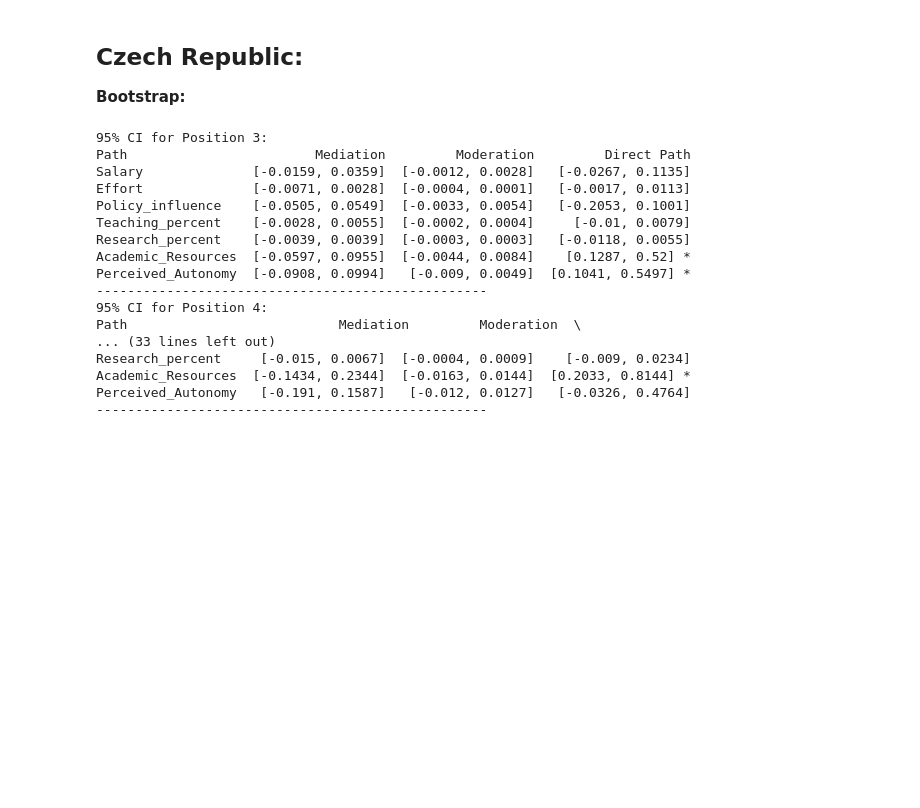
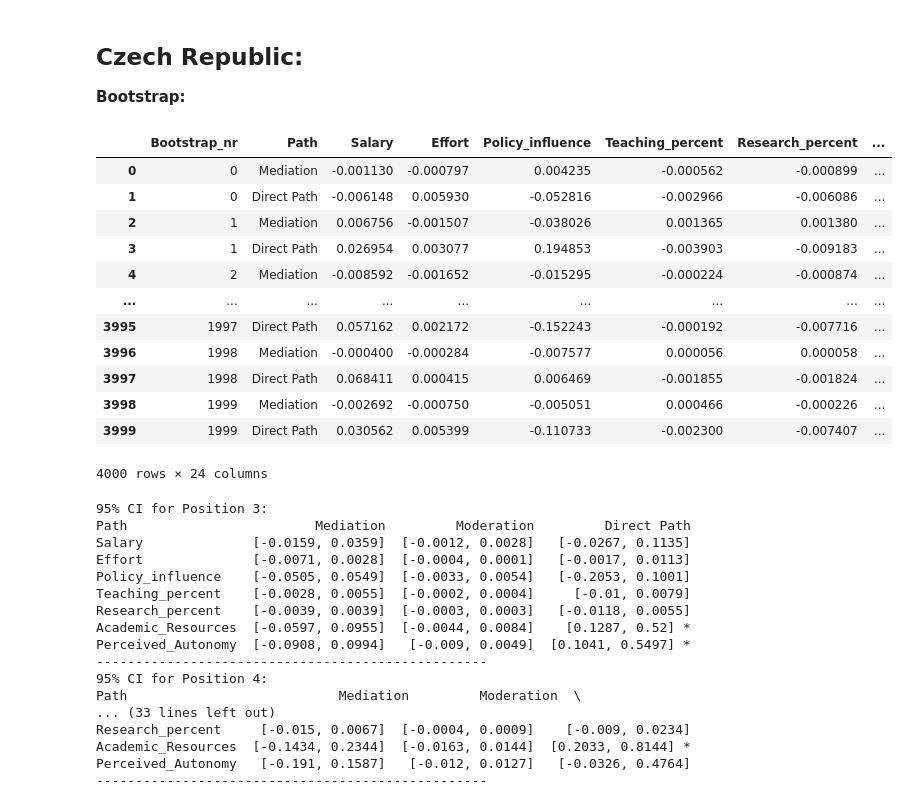
Before and after one commit to AndreiAf02/Job_Satisfaction_Burnout, a Jupyter notebook: Job_Satisfaction_Analysis.ipynb, the cells around one changed output. Drawn from its saved outputs; the diff is of its cells as text; code cells hidden in the pictures; blank space fills up the shorter version.

```diff
--- a/Job_Satisfaction_Analysis.ipynb
+++ b/Job_Satisfaction_Analysis.ipynb
@@ -169,15 +193,39 @@ path_to_bootstrap = 'https://raw.githubusercontent.com/AndreiAf02/Job_Satisfacti
 
 ## Path values with no moderation:
 bootstrap_vals_no_mod_pos_3 = pd.read_csv(path_to_bootstrap+'CZ_bootstrap_path_values_no_mod_position_3.0.csv', sep=",", header=0).iloc[:,1:]
+bootstrap_vals_no_mod_pos_3['Position'] = 3.
 bootstrap_vals_no_mod_pos_4 = pd.read_csv(path_to_bootstrap+'CZ_bootstrap_path_values_no_mod_position_4.0.csv', sep=",", header=0).iloc[:,1:]
+bootstrap_vals_no_mod_pos_4['Position'] = 4.
 bootstrap_vals_no_mod_pos_5 = pd.read_csv(path_to_bootstrap+'CZ_bootstrap_path_values_no_mod_position_5.0.csv', sep=",", header=0).iloc[:,1:]
+bootstrap_vals_no_mod_pos_5['Position'] = 5.
 bootstrap_vals_no_mod_pos_6 = pd.read_csv(path_to_bootstrap+'CZ_bootstrap_path_values_no_mod_position_6.0.csv', sep=",", header=0).iloc[:,1:]
+bootstrap_vals_no_mod_pos_6['Position'] = 6.
 
 ## Path values with moderation:
 bootstrap_vals_pos_3 = pd.read_csv(path_to_bootstrap+'CZ_bootstrap_path_values_position_3.0.csv', sep=",", header=0).iloc[:,1:]
+bootstrap_vals_pos_3['Position'] = 3.
 bootstrap_vals_pos_4 = pd.read_csv(path_to_bootstrap+'CZ_bootstrap_path_values_position_4.0.csv', sep=",", header=0).iloc[:,1:]
+bootstrap_vals_pos_4['Position'] = 4.
 bootstrap_vals_pos_5 = pd.read_csv(path_to_bootstrap+'CZ_bootstrap_path_values_position_5.0.csv', sep=",", header=0).iloc[:,1:]
+bootstrap_vals_pos_5['Position'] = 5.
 bootstrap_vals_pos_6 = pd.read_csv(path_to_bootstrap+'CZ_bootstrap_path_values_position_6.0.csv', sep=",", header=0).iloc[:,1:]
+bootstrap_vals_pos_6['Position'] = 6.
+# %%
+bootstrap_vals_no_mod_pos_3
+# %% [output]
+|  | Bootstrap_nr | Path | Salary | Effort | Policy_influence | Teaching_percent | Research_percent | ... |
+| 0 | 0 | Mediation | -0.001130 | -0.000797 | 0.004235 | -0.000562 | -0.000899 | ... |
+| 1 | 0 | Direct Path | -0.006148 | 0.005930 | -0.052816 | -0.002966 | -0.006086 | ... |
+| 2 | 1 | Mediation | 0.006756 | -0.001507 | -0.038026 | 0.001365 | 0.001380 | ... |
+| 3 | 1 | Direct Path | 0.026954 | 0.003077 | 0.194853 | -0.003903 | -0.009183 | ... |
+| 4 | 2 | Mediation | -0.008592 | -0.001652 | -0.015295 | -0.000224 | -0.000874 | ... |
+| ... | ... | ... | ... | ... | ... | ... | ... | ... |
+| 3995 | 1997 | Direct Path | 0.057162 | 0.002172 | -0.152243 | -0.000192 | -0.007716 | ... |
+| 3996 | 1998 | Mediation | -0.000400 | -0.000284 | -0.007577 | 0.000056 | 0.000058 | ... |
+| 3997 | 1998 | Direct Path | 0.068411 | 0.000415 | 0.006469 | -0.001855 | -0.001824 | ... |
+| 3998 | 1999 | Mediation | -0.002692 | -0.000750 | -0.005051 | 0.000466 | -0.000226 | ... |
+| 3999 | 1999 | Direct Path | 0.030562 | 0.005399 | -0.110733 | -0.002300 | -0.007407 | ... |
+4000 rows × 24 columns
 # %%
 Working_condition_cols = ['Salary', 'Effort', 'Policy_influence', 'Teaching_percent',
                           'Research_percent', 'Academic_Resources', 'Perceived_Autonomy']
```
Also changed, not shown: parts of 13 cells of this notebook.
